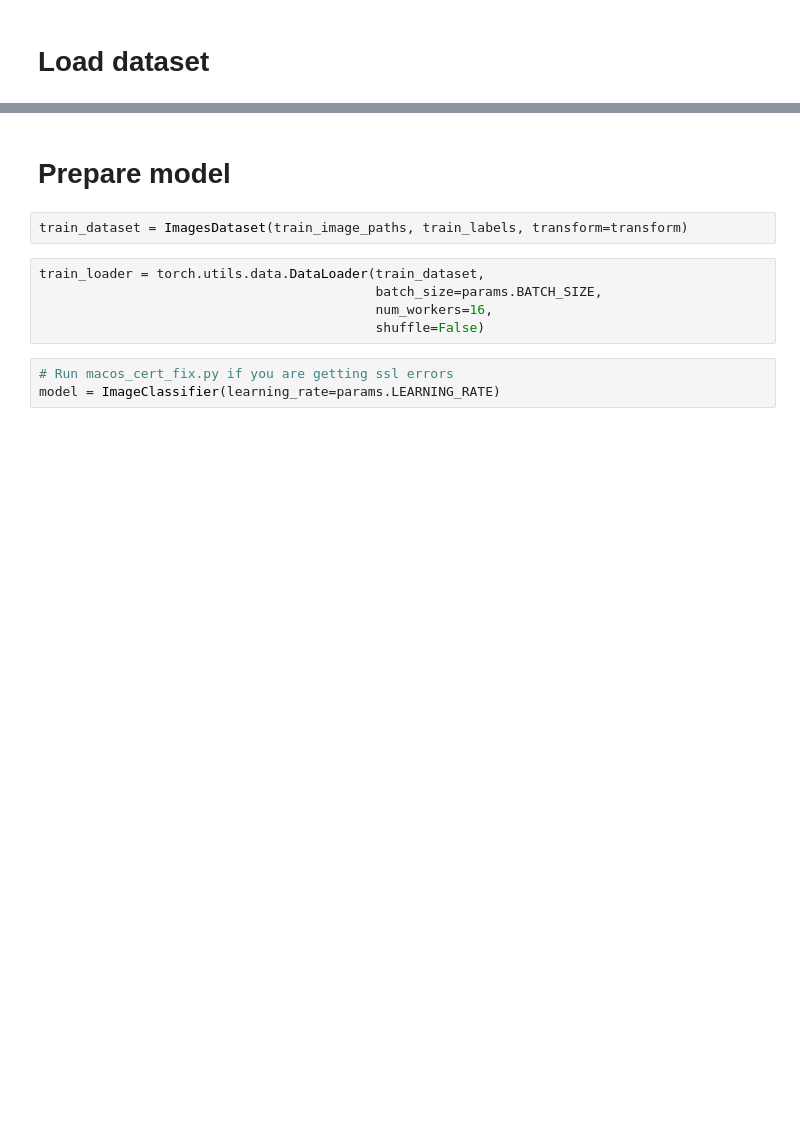
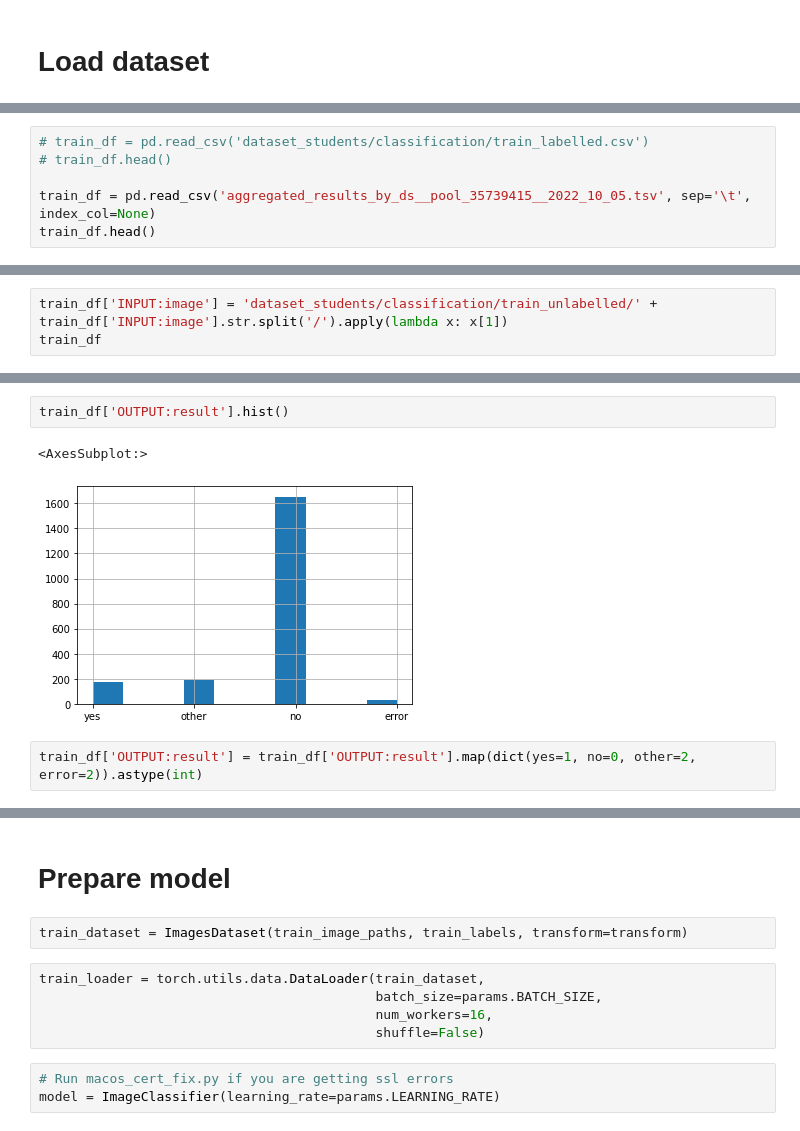
Before and after one commit to alekseyen/CrowdsourcingSegmentationProject, a Jupyter notebook: train_basic_classifier.ipynb, the cells around one changed output, grey strips where cells are left out. Saved outputs shown, nothing was run; the diff lists cells and outputs as text; blank space fills up the shorter version.

```diff
--- a/train_basic_classifier.ipynb
+++ b/train_basic_classifier.ipynb
@@ -26,0 +44,6 @@ train_labels = train_df.label.values
+# %%
+# train_df = pd.read_csv('dataset_students/classification/train_labelled.csv')
+# train_df.head()
+
+train_df = pd.read_csv('aggregated_results_by_ds__pool_35739415__2022_10_05.tsv', sep='\t', index_col=None)
+train_df.head()
@@ -26,0 +57,3 @@ train_labels = train_df.label.values
+# %%
+train_df['INPUT:image'] = 'dataset_students/classification/train_unlabelled/' + train_df['INPUT:image'].str.split('/').apply(lambda x: x[1])
+train_df
@@ -26,0 +74,7 @@ train_labels = train_df.label.values
+# %%
+train_df['OUTPUT:result'].hist()
+# %% [output]
+<AxesSubplot:>
+[figure, added]
+# %%
+train_df['OUTPUT:result'] = train_df['OUTPUT:result'].map(dict(yes=1, no=0, other=2, error=2)).astype(int)
```
Also changed, not shown: parts of 19 cells of this notebook.
